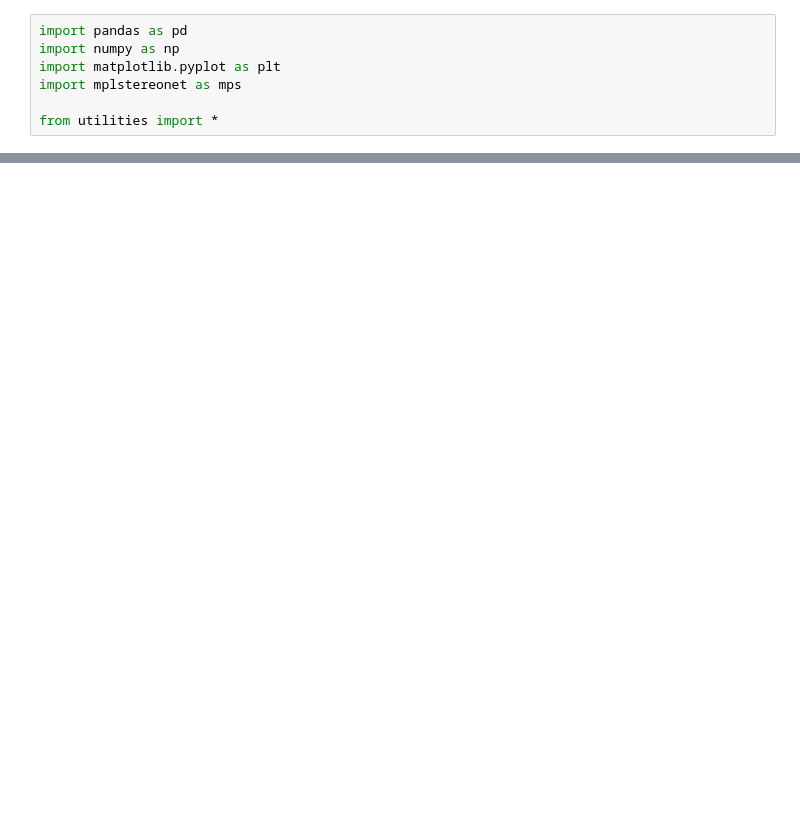
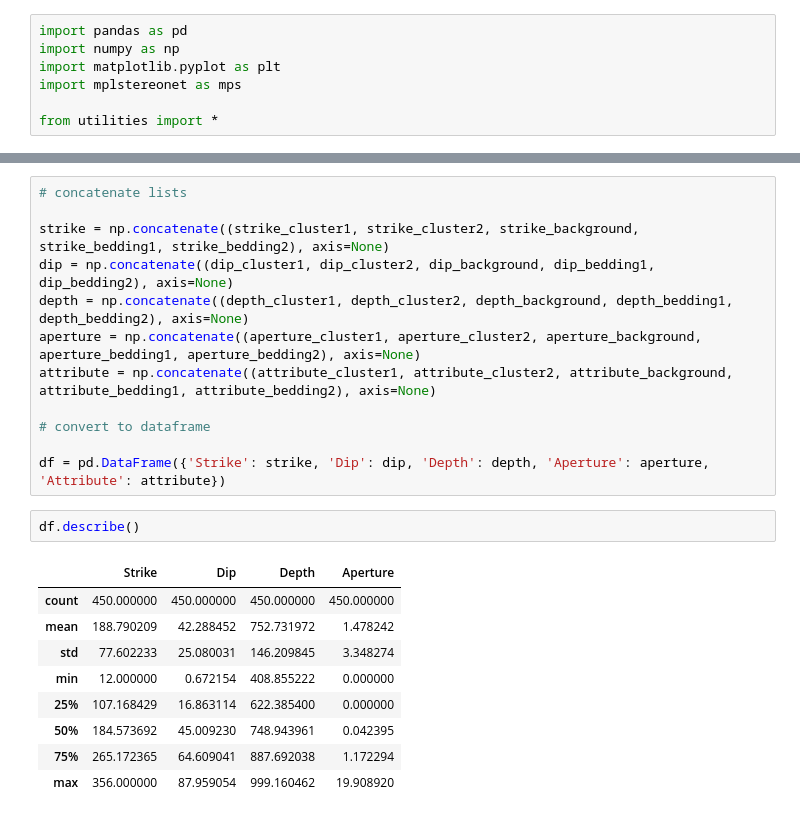
Before and after one commit to ICWallis/borehole-image-analysis-with-python, a Jupyter notebook: 0_Synthetic data.ipynb, the cells around one changed output, grey strips where cells are left out. Drawn from its saved outputs; the diff is of its cells as text; blank space fills up the shorter version.

```diff
--- a/0_Synthetic data.ipynb
+++ b/0_Synthetic data.ipynb
@@ -78,0 +104,24 @@ axes[0].set_ylabel('Frequency')
+# %%
+# concatenate lists
+
+strike = np.concatenate((strike_cluster1, strike_cluster2, strike_background, strike_bedding1, strike_bedding2), axis=None)
+dip = np.concatenate((dip_cluster1, dip_cluster2, dip_background, dip_bedding1, dip_bedding2), axis=None)
+depth = np.concatenate((depth_cluster1, depth_cluster2, depth_background, depth_bedding1, depth_bedding2), axis=None)
+aperture = np.concatenate((aperture_cluster1, aperture_cluster2, aperture_background, aperture_bedding1, aperture_bedding2), axis=None)
+attribute = np.concatenate((attribute_cluster1, attribute_cluster2, attribute_background, attribute_bedding1, attribute_bedding2), axis=None)
+
+# convert to dataframe
+
+df = pd.DataFrame({'Strike': strike, 'Dip': dip, 'Depth': depth, 'Aperture': aperture, 'Attribute': attribute})
+# %%
+df.describe()
+# %% [output]
+|  | Strike | Dip | Depth | Aperture |
+| count | 450.000000 | 450.000000 | 450.000000 | 450.000000 |
+| mean | 188.790209 | 42.288452 | 752.731972 | 1.478242 |
+| std | 77.602233 | 25.080031 | 146.209845 | 3.348274 |
+| min | 12.000000 | 0.672154 | 408.855222 | 0.000000 |
+| 25% | 107.168429 | 16.863114 | 622.385400 | 0.000000 |
+| 50% | 184.573692 | 45.009230 | 748.943961 | 0.042395 |
+| 75% | 265.172365 | 64.609041 | 887.692038 | 1.172294 |
+| max | 356.000000 | 87.959054 | 999.160462 | 19.908920 |
```
Also changed, not shown: parts of 11 cells of this notebook, 4 other files.
